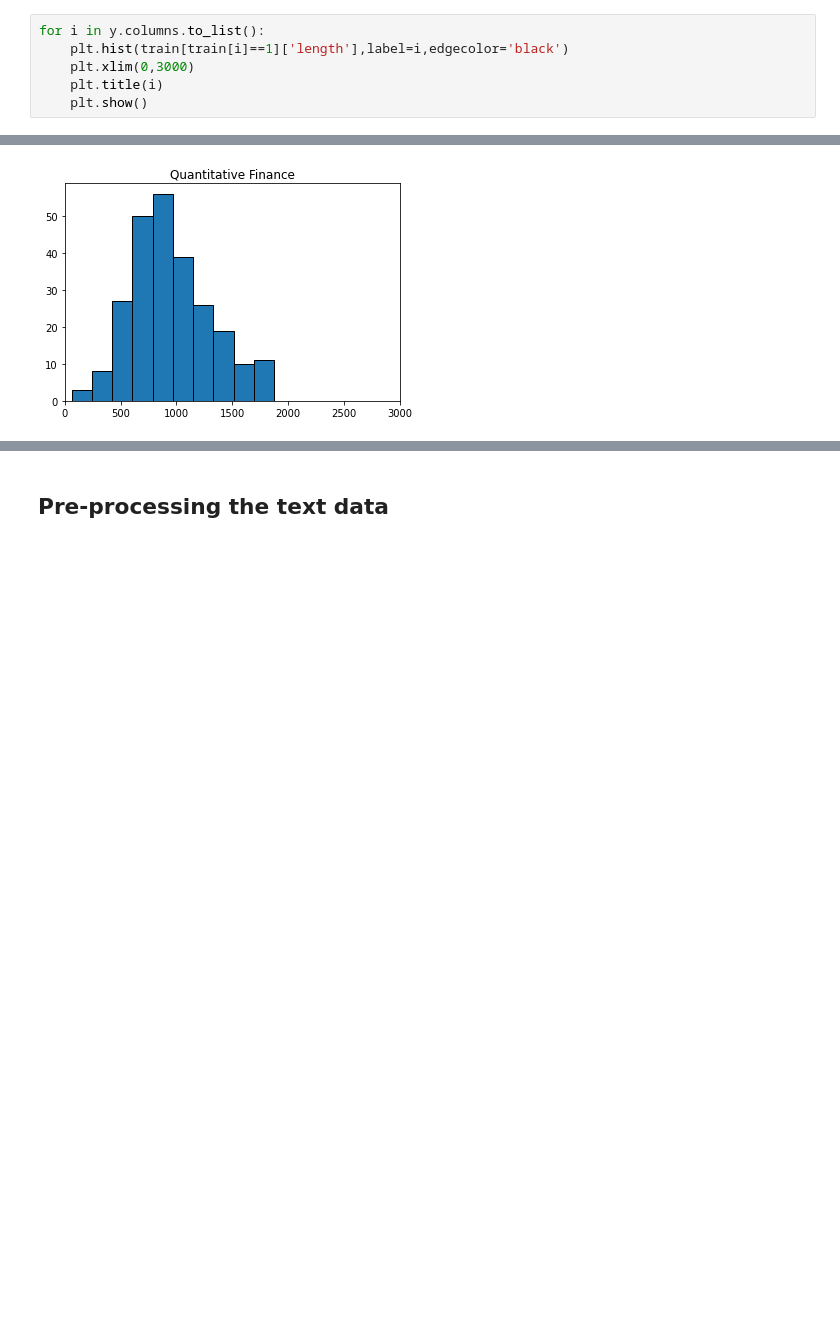
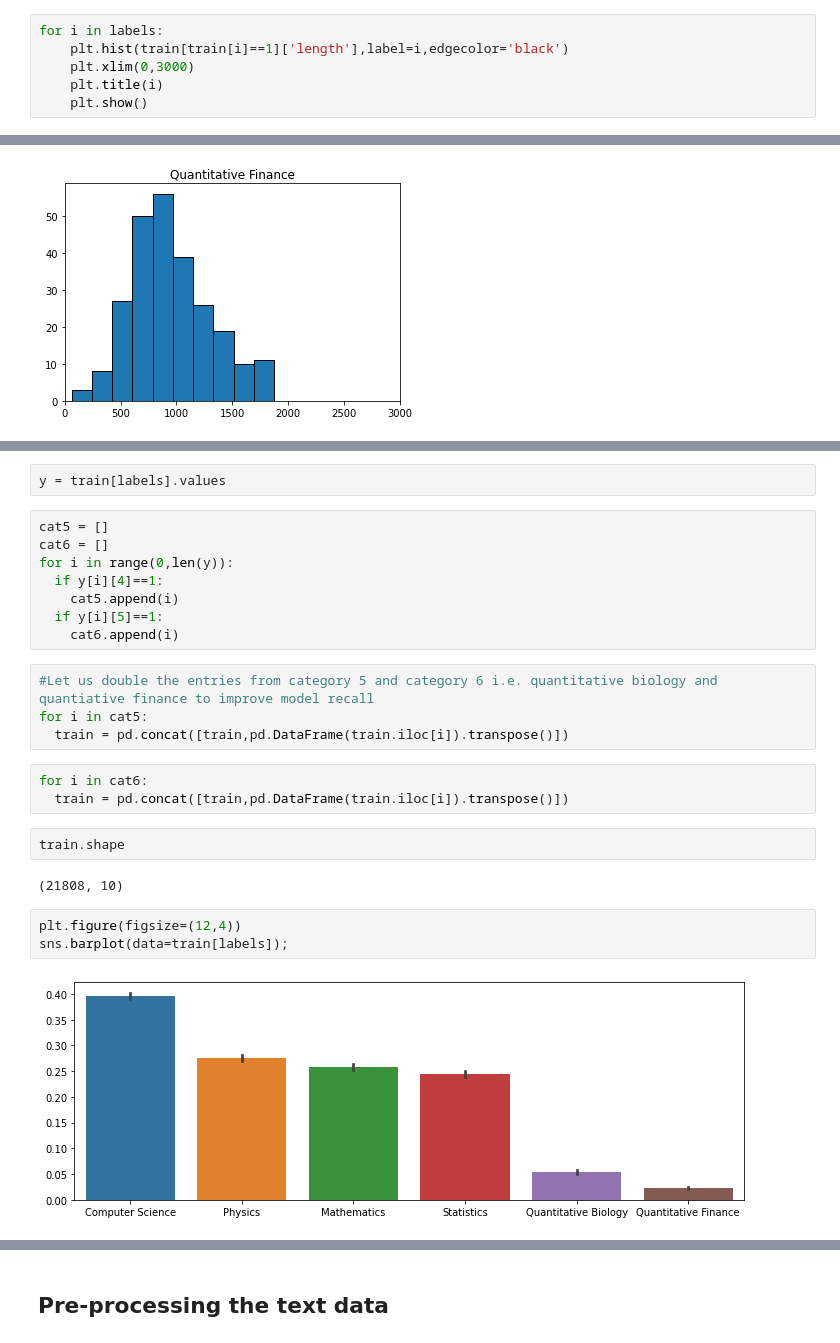
Before and after one commit to ishitashah23/AV-Janatahack-NLP-classification, a Jupyter notebook: Team TWDS_AV_NLP Hackathon.ipynb, the cells around one changed output, grey strips where cells are left out. Saved outputs shown, nothing was run; the diff lists cells and outputs as text; blank space fills up the shorter version.

```diff
--- a/Team TWDS_AV_NLP Hackathon.ipynb
+++ b/Team TWDS_AV_NLP Hackathon.ipynb
@@ -166,7 +152,7 @@ sns.distplot(train['length']);
 # %% [output]
 [figure]
 # %%
-for i in y.columns.to_list():
+for i in labels:
     plt.hist(train[train[i]==1]['length'],label=i,edgecolor='black')
     plt.xlim(0,3000)
     plt.title(i)
@@ -180,0 +169,26 @@ for i in y.columns.to_list():
+# %%
+y = train[labels].values
+# %%
+cat5 = []
+cat6 = []
+for i in range(0,len(y)):
+  if y[i][4]==1:
+    cat5.append(i)
+  if y[i][5]==1:
+    cat6.append(i)
+# %%
+#Let us double the entries from category 5 and category 6 i.e. quantitative biology and quantiative finance to improve model recall
+for i in cat5:
+  train = pd.concat([train,pd.DataFrame(train.iloc[i]).transpose()])
+# %%
+for i in cat6:
+  train = pd.concat([train,pd.DataFrame(train.iloc[i]).transpose()])
+# %%
+train.shape
+# %% [output]
+(21808, 10)
+# %%
+plt.figure(figsize=(12,4))
+sns.barplot(data=train[labels]);
+# %% [output]
+[figure, added]
```
Also changed, not shown: parts of 46 cells of this notebook.
